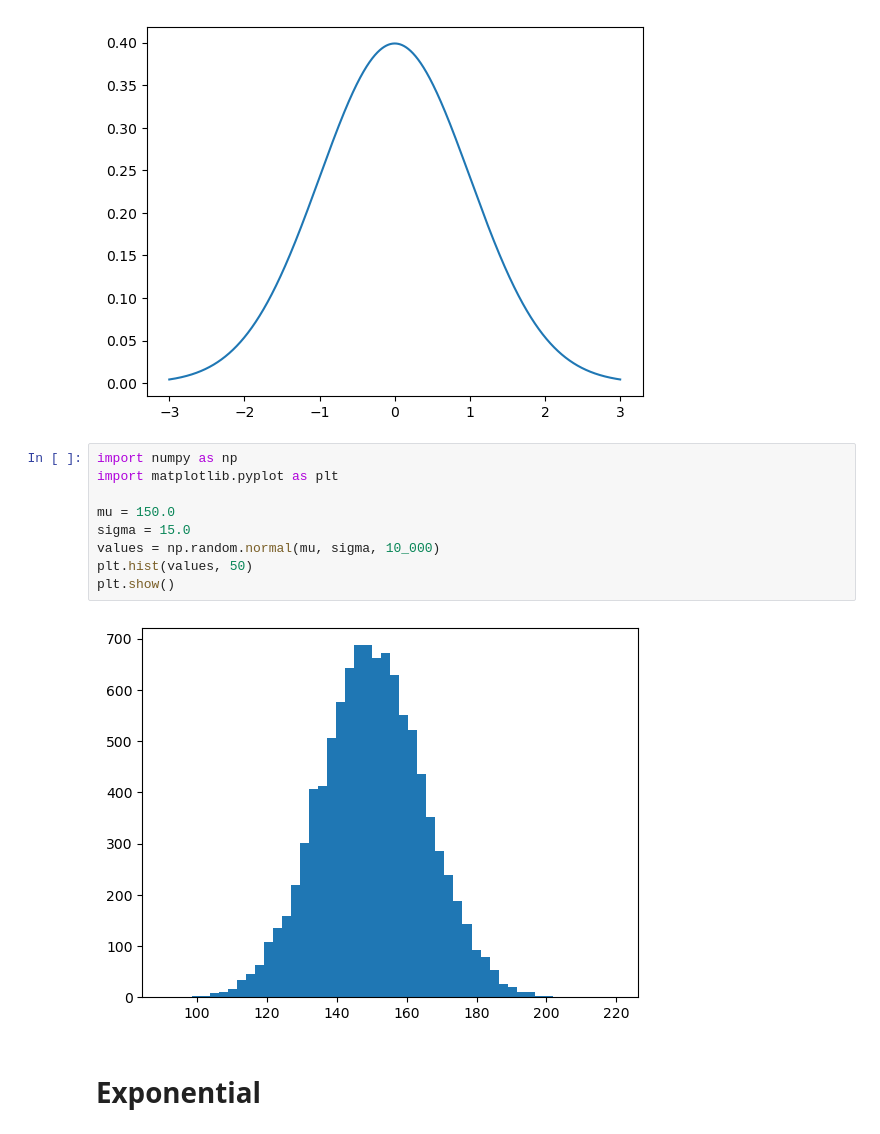
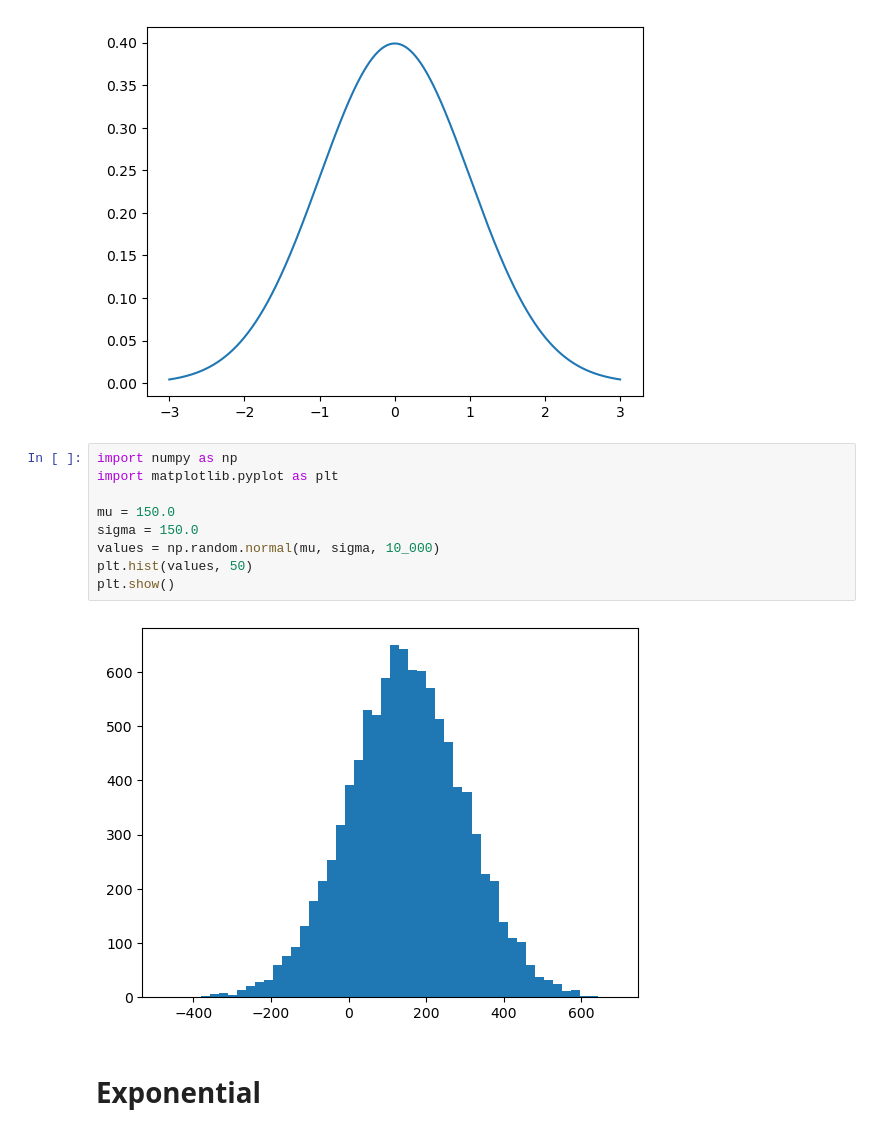
Before and after one commit to GetKnowledgePlatform/machine-learning-basic, a Jupyter notebook: 006_distribution/Distribution.ipynb, the cells around one changed output. Drawn from its saved outputs; the diff is of its cells as text.

```diff
--- a/006_distribution/Distribution.ipynb
+++ b/006_distribution/Distribution.ipynb
@@ -42,14 +52,14 @@ plt.plot(x, norm.pdf(x))
 # %%
 import numpy as np
 import matplotlib.pyplot as plt
 
 mu = 150.0
-sigma = 15.0
+sigma = 150.0
 values = np.random.normal(mu, sigma, 10_000)
 plt.hist(values, 50)
 plt.show()
 # %% [output]
-[figure, old version]
+[figure, new version]
 # %% [markdown]
 # Exponential
 # %%
```
Also changed, not shown: parts of 5 cells of this notebook, 3 other files.
